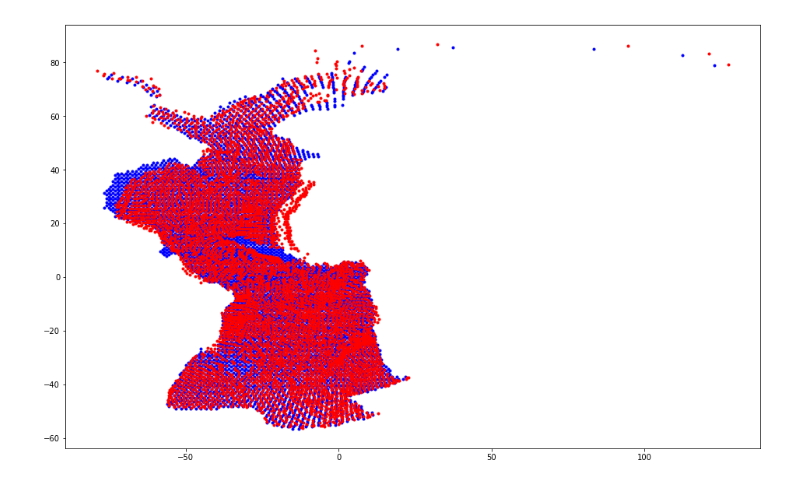
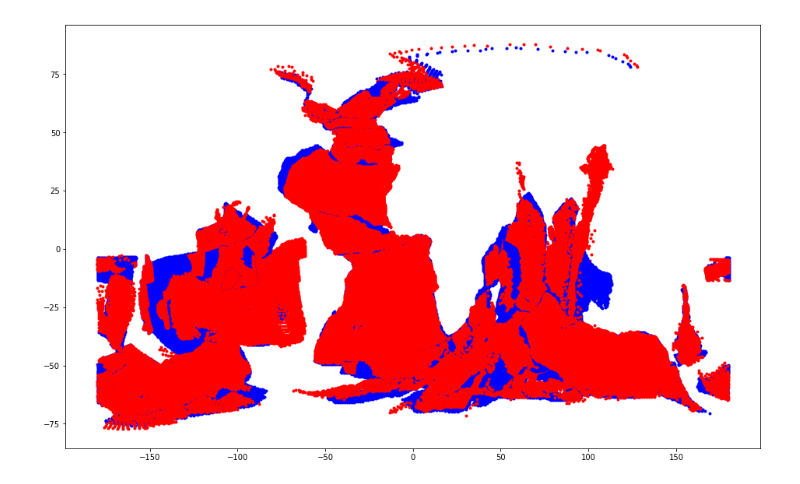
Before and after one commit to siwill22/paleotopography, a Jupyter notebook: dev/paleobathymetry_backtrack_global.ipynb, the cells around one changed output. Drawn from its saved outputs; the diff is of its cells as text; code cells hidden in the pictures.

Commit message:
re-run with some polygon conjugate ids fixed

```diff
--- a/dev/paleobathymetry_backtrack_global.ipynb
+++ b/dev/paleobathymetry_backtrack_global.ipynb
@@ -37,7 +37,9 @@ static_polygon_filename = '/Users/Simon/GIT/passive_margins/input_data/StaticPol
 rotation_model = pygplates.RotationModel(rotation_filename)
 static_polygon_features = pygplates.FeatureCollection(static_polygon_filename)
 # %%
-points, point_plate_pairs, point_ages = sample_seafloor_age_model(static_polygon_features, agegrid, 64)
+points, point_plate_pairs, point_ages = sample_seafloor_age_model(static_polygon_features,
+                                                                  agegrid,
+                                                                  128)
 # %%
 # the returned object is  list of lists, where each list entry contains
 # a list for one point, with 6 values
@@ -53,8 +55,44 @@ list_of_plate_pairs = [[201,701],
                        [102,301],
                        [102,907],
                        [301,977],
-                       [102,101]]
+                       [102,101],
+                       [201,802],
+                       [802,501],
+                       [802,511],
+                       [801,511],
+                       [802,701],
+                       [701,750],
+                       [701,293],
+                       [750,293],
+                       [701,702],
+                       [701,501],
+                       [702,704],
+                       [702,802],
+                       [704,501],
+                       [801,802],
+                       [802,514],
+                       [801,501],
+                       [801,833],
+                       [801,901],
+                       [804,901],
+                       [814,901],
+                       [901,911],
+                       [901,909],
+                       [909,911],
+                       [911,971],
+                       [971,972],
+                       [982,983],
+                       [981,982]]
 
+
+
+point_longitudes_all = []
+point_latitudes_all = []
+point_plate_ids_all = []
+point_seafloor_ages_all = []
+point_depth_all = []
+point_depth_mask_all = []
+anomalous_subsidence_rate_all = []
 
 fig1 = plt.figure(figsize=(16,10))
 ax1 = fig1.add_subplot(1, 1, 1)
@@ -129,38 +167,27 @@ for target_plate_pair in list_of_plate_pairs:
                  edgecolors='',vmin=-100,vmax=100,
                  cmap=plt.cm.seismic)
 
+    point_longitudes_all.append(point_longitudes)
+    point_latitudes_all.append(point_latitudes)
+    point_plate_ids_all.append(point_plate_ids)
+    point_seafloor_ages_all.append(point_seafloor_ages)
+    point_depth_all.append(point_depth)
+    point_depth_mask_all.append(point_depth_mask)
+    anomalous_subsidence_rate_all.append(anomalous_subsidence_rate)
+
+
 fig1.show()
 
 ax2.plot([-7000,0],[-7000,0],'k--')
 ax2.plot([-7000,-1000],[-6000,0],'--',color='gray')
 ax2.plot([-6000,0],[-7000,-1000],'--',color='gray')
-ax2.xlabel('Depth on Plate')
-ax2.ylabel('Depth on Conjugate Plate')
-ax2.colorbar()
-ax2.show()
+plt.xlabel('Depth on Plate')
+plt.ylabel('Depth on Conjugate Plate')
+#plt.colorbar()
+fig2.show()
 
-ax3.colorbar()
+#ax3.colorbar()
 fig3.show()
-
-'''
-########################################################
-recon_time = 50.
-
-# expected depth at present
-a2d_present = pg.age2depth(point_seafloor_ages)
-
-# expected depth at reconstruction time
-a2d_recon = pg.age2depth(point_seafloor_ages - recon_time)
-
-# expected subsidence between present and reconstruction time
-expected_subsidence = a2d_recon - a2d_present
-
-anomalous_subsidence_at_recon_time = anomalous_subsidence_rate * recon_time
-
-total_subsidence = expected_subsidence - anomalous_subsidence_at_recon_time
-
-backtracked_depth = point_depth + total_subsidence
-'''
 # %% [output]
 working on plate pair [201, 701]
 working on plate pair [201, 714]
@@ -176 +209 @@ AttributeError: 'AxesSubplot' object has no attribute 'xlabel'
-[figure, old version]
+[figure, new version]
```
Also changed, not shown: parts of 4 cells of this notebook.
